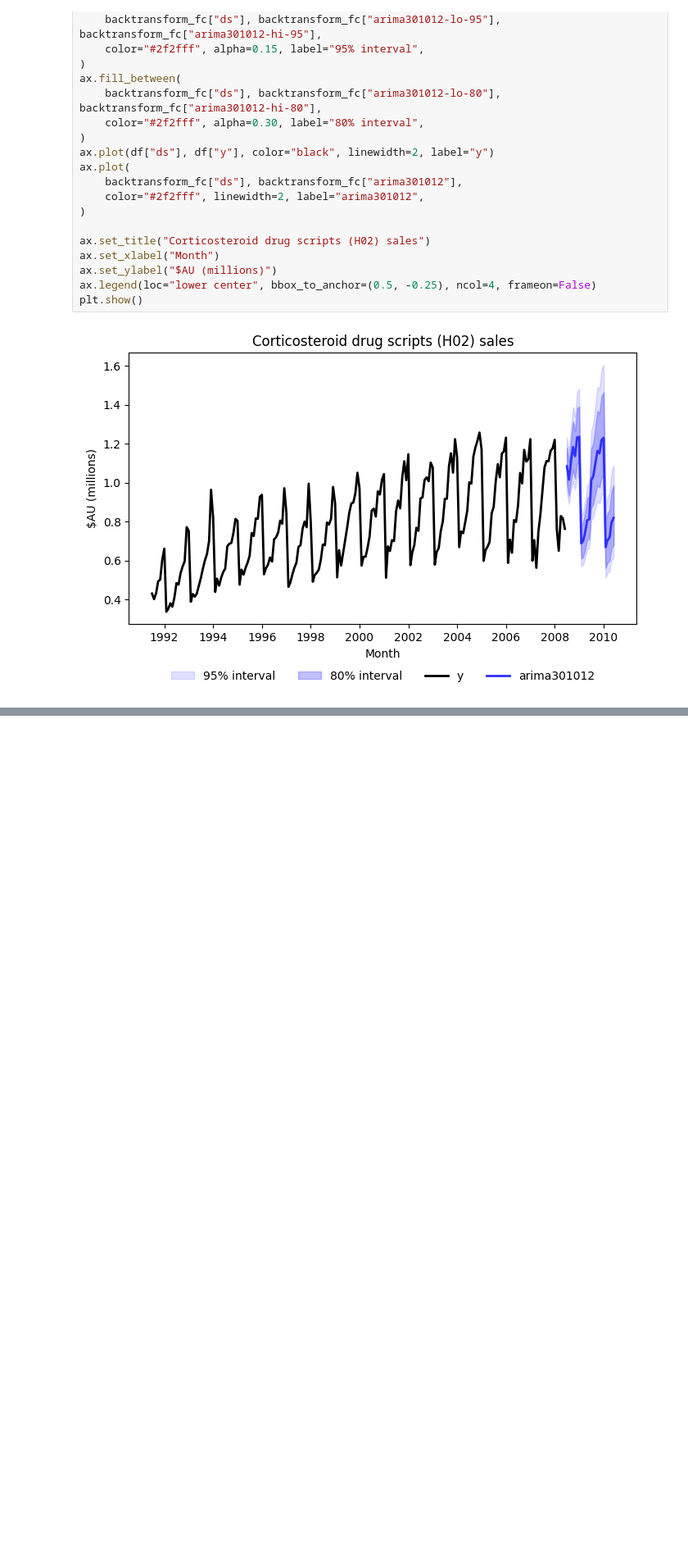
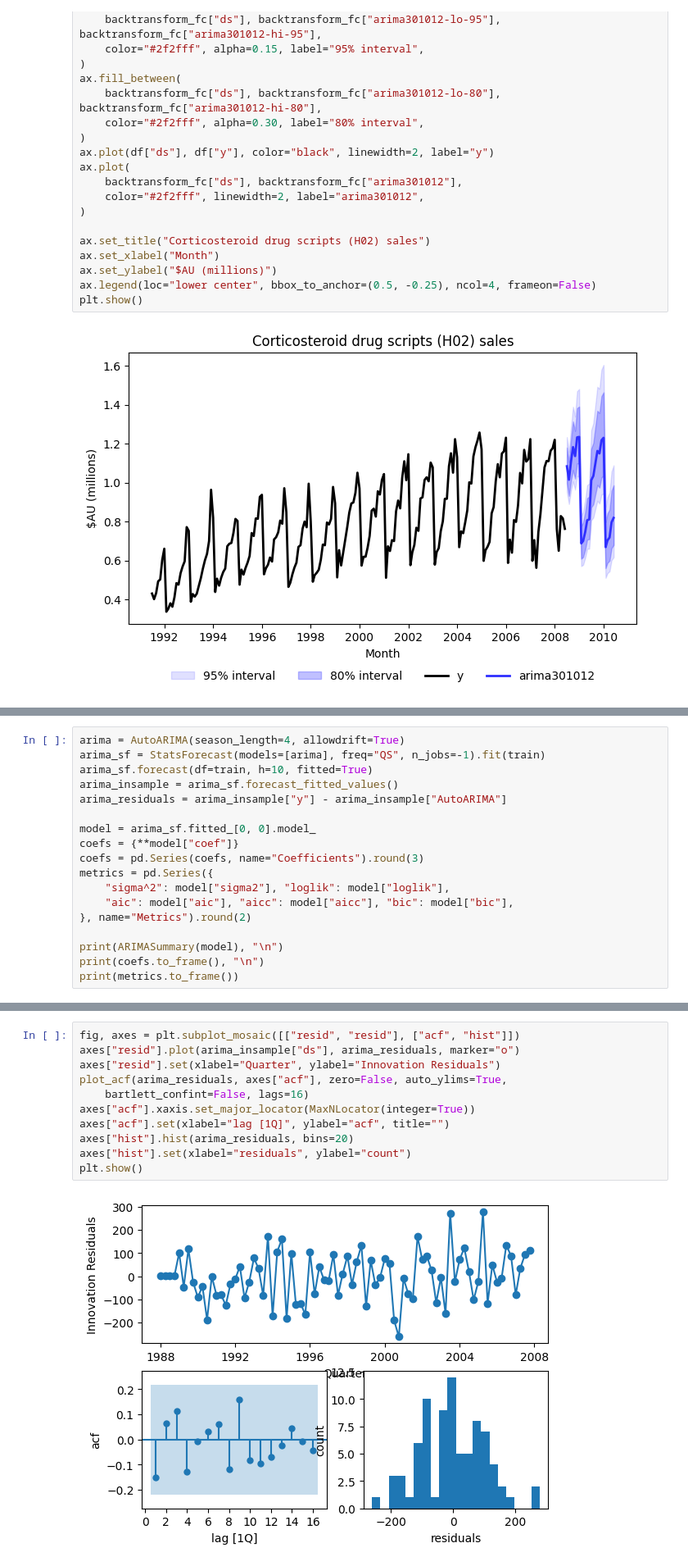
Before and after one commit to omeraytug/fpp3, a Jupyter notebook: code_alongs/09_arima.ipynb, the cells around one changed output, grey strips where cells are left out. Shown at 82% size. Saved outputs shown, nothing was run; the diff lists cells and outputs as text; blank space fills up the shorter version.

```diff
--- a/code_alongs/09_arima.ipynb
+++ b/code_alongs/09_arima.ipynb
@@ -663,0 +739,18 @@ plt.show()
+# %%
+arima = AutoARIMA(season_length=4, allowdrift=True)
+arima_sf = StatsForecast(models=[arima], freq="QS", n_jobs=-1).fit(train)
+arima_sf.forecast(df=train, h=10, fitted=True)
+arima_insample = arima_sf.forecast_fitted_values()
+arima_residuals = arima_insample["y"] - arima_insample["AutoARIMA"]
+
+model = arima_sf.fitted_[0, 0].model_
+coefs = {**model["coef"]}
+coefs = pd.Series(coefs, name="Coefficients").round(3)
+metrics = pd.Series({
+    "sigma^2": model["sigma2"], "loglik": model["loglik"],
+    "aic": model["aic"], "aicc": model["aicc"], "bic": model["bic"],
+}, name="Metrics").round(2)
+
+print(ARIMASummary(model), "\n")
+print(coefs.to_frame(), "\n")
+print(metrics.to_frame())
@@ -663,0 +825,13 @@ plt.show()
+# %%
+fig, axes = plt.subplot_mosaic([["resid", "resid"], ["acf", "hist"]])
+axes["resid"].plot(arima_insample["ds"], arima_residuals, marker="o")
+axes["resid"].set(xlabel="Quarter", ylabel="Innovation Residuals")
+plot_acf(arima_residuals, axes["acf"], zero=False, auto_ylims=True,
+    bartlett_confint=False, lags=16)
+axes["acf"].xaxis.set_major_locator(MaxNLocator(integer=True))
+axes["acf"].set(xlabel="lag [1Q]", ylabel="acf", title="")
+axes["hist"].hist(arima_residuals, bins=20)
+axes["hist"].set(xlabel="residuals", ylabel="count")
+plt.show()
+# %% [output]
+[figure, added]
```
Also changed, not shown: parts of 13 cells of this notebook.
